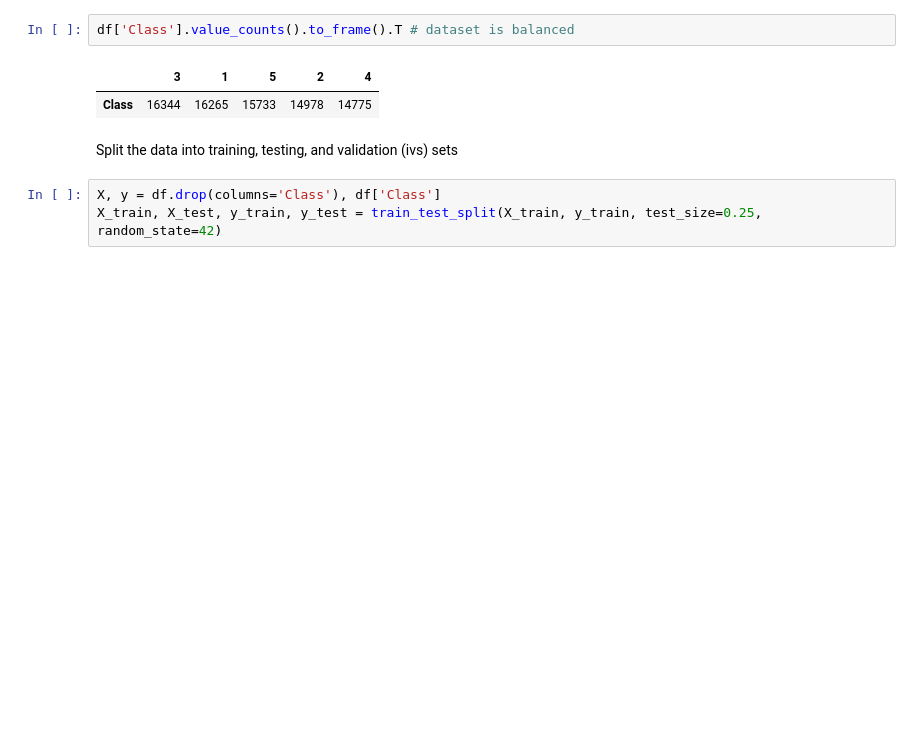
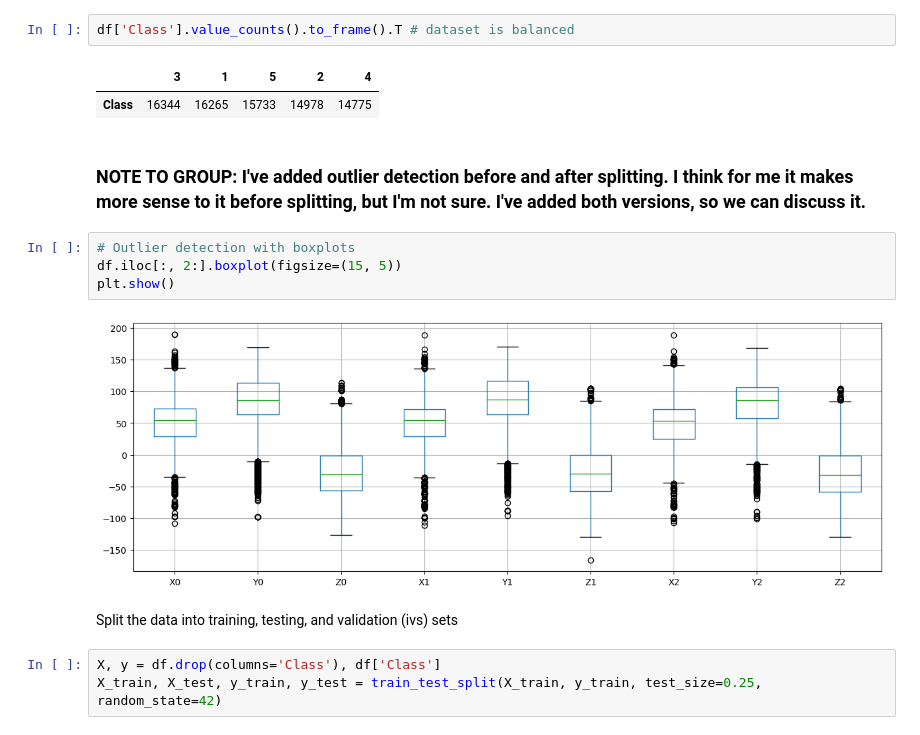
Before and after one commit to AntunesCSR/ML_Group_Projects, a Jupyter notebook: HA2/HA2.ipynb, the cells around one changed output. Saved outputs shown, nothing was run; the diff lists cells and outputs as text; blank space fills up the shorter version.

```diff
--- a/HA2/HA2.ipynb
+++ b/HA2/HA2.ipynb
@@ -61,6 +61,14 @@ df['Class'].value_counts().to_frame().T # dataset is balanced
 # %% [output]
 |  | 3 | 1 | 5 | 2 | 4 |
 | Class | 16344 | 16265 | 15733 | 14978 | 14775 |
+# %% [markdown]
+### NOTE TO GROUP: I've added outlier detection before and after splitting. I think for me it makes more sense to it before splitting, but I'm not sure. I've added both versions, so we can discuss it.
+# %%
+# Outlier detection with boxplots
+df.iloc[:, 2:].boxplot(figsize=(15, 5))
+plt.show()
+# %% [output]
+[figure, added]
 # %% [markdown]
 Split the data into training, testing, and validation (ivs) sets
 # %%
```
Also changed, not shown: parts of 4 cells of this notebook.
